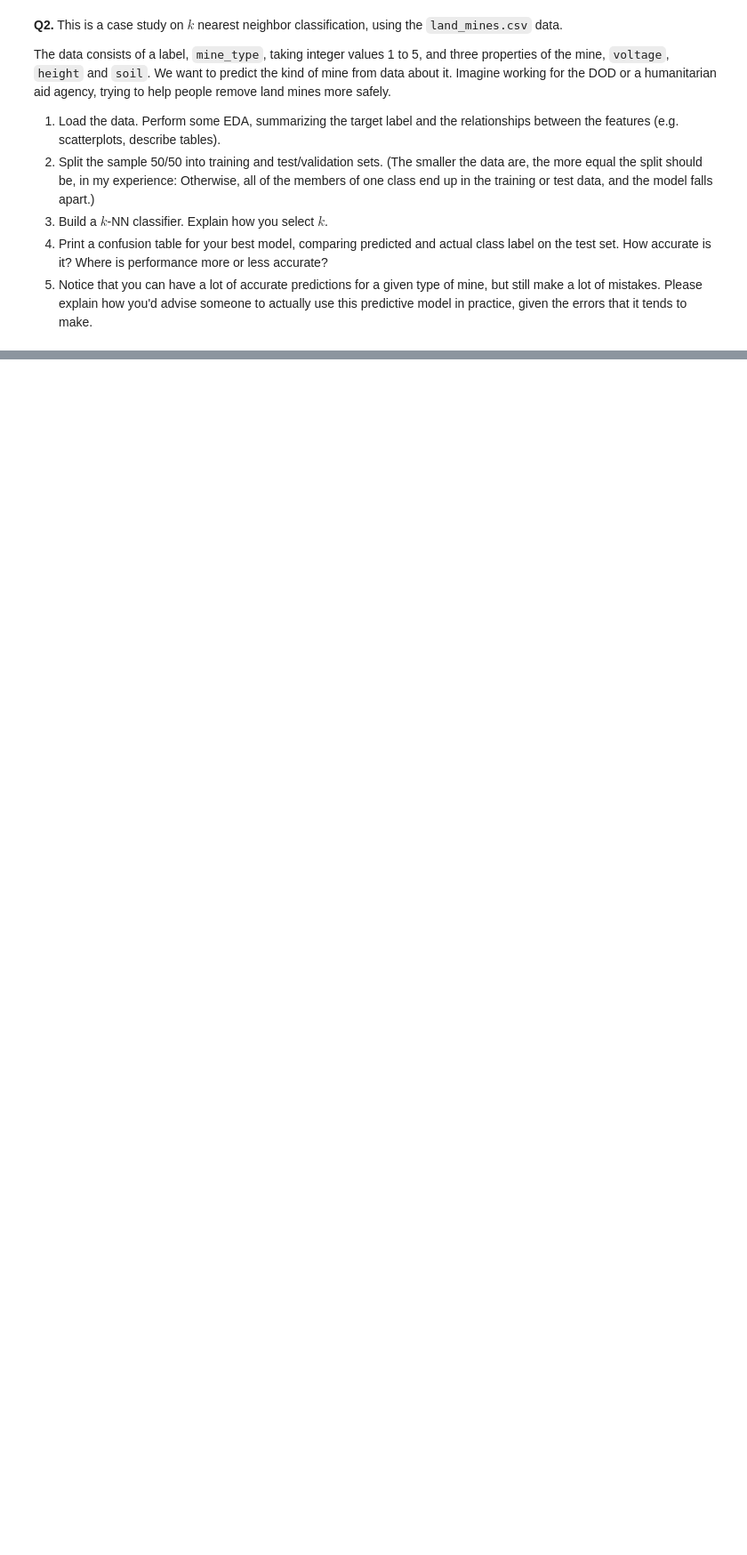
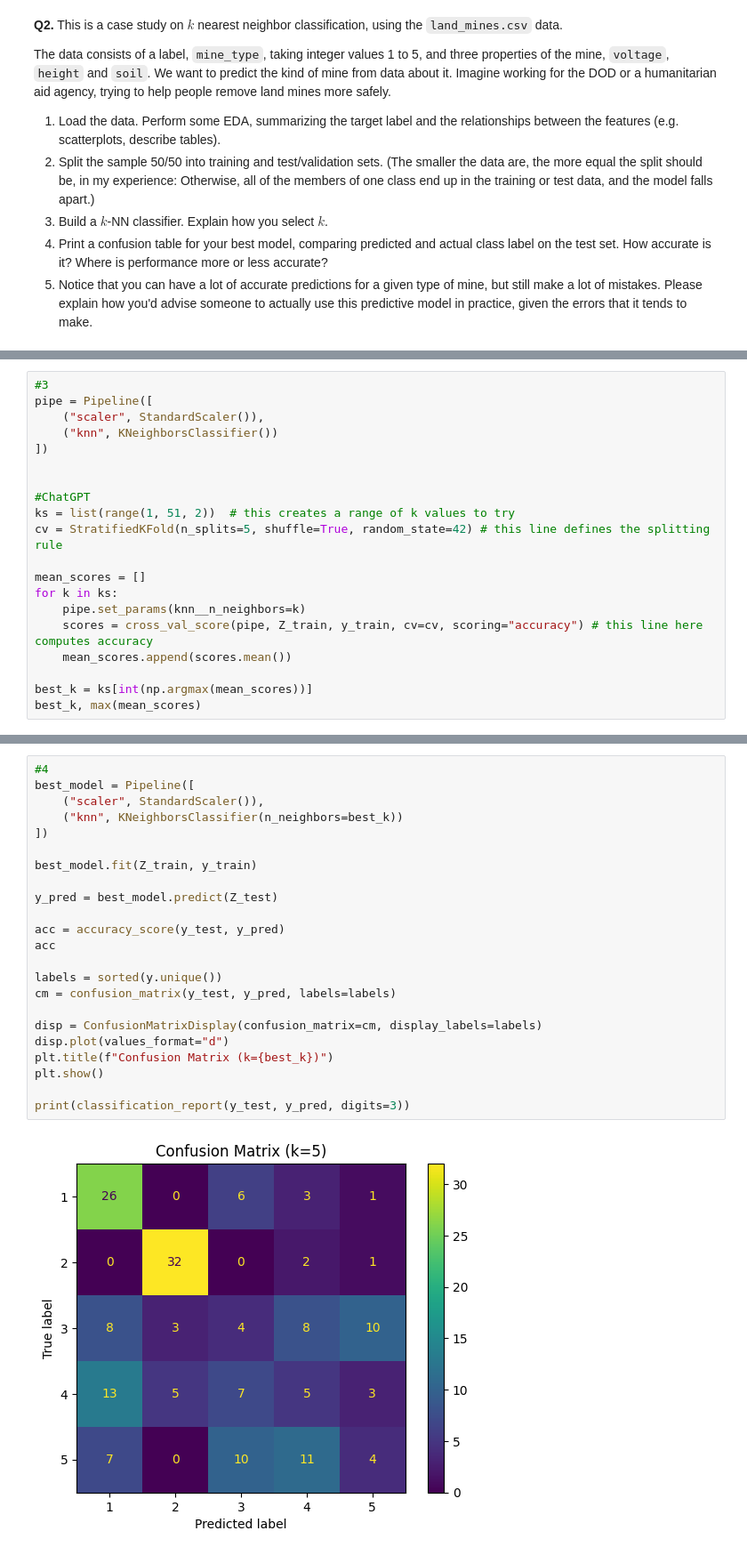
Before and after one commit to JasonYe05/undergrad_ml_assignments, a Jupyter notebook: 02_assignment_knn.ipynb, the cells around one changed output, grey strips where cells are left out. Shown at 89% size. Drawn from its saved outputs; the diff is of its cells as text; blank space fills up the shorter version.

```diff
--- a/02_assignment_knn.ipynb
+++ b/02_assignment_knn.ipynb
@@ -31,0 +119,20 @@ The data consists of a label, `mine_type`, taking integer values 1 to 5, and thr
+# %%
+#3
+pipe = Pipeline([
+    ("scaler", StandardScaler()),
+    ("knn", KNeighborsClassifier())
+])
+
+
+#ChatGPT
+ks = list(range(1, 51, 2))  # this creates a range of k values to try
+cv = StratifiedKFold(n_splits=5, shuffle=True, random_state=42) # this line defines the splitting rule
+
+mean_scores = []
+for k in ks:
+    pipe.set_params(knn__n_neighbors=k)
+    scores = cross_val_score(pipe, Z_train, y_train, cv=cv, scoring="accuracy") # this line here computes accuracy
+    mean_scores.append(scores.mean())
+
+best_k = ks[int(np.argmax(mean_scores))]
+best_k, max(mean_scores)
@@ -31,0 +143,25 @@ The data consists of a label, `mine_type`, taking integer values 1 to 5, and thr
+# %%
+#4
+best_model = Pipeline([
+    ("scaler", StandardScaler()),
+    ("knn", KNeighborsClassifier(n_neighbors=best_k))
+])
+
+best_model.fit(Z_train, y_train)
+
+y_pred = best_model.predict(Z_test)
+
+acc = accuracy_score(y_test, y_pred)
+acc
+
+labels = sorted(y.unique())
+cm = confusion_matrix(y_test, y_pred, labels=labels)
+
+disp = ConfusionMatrixDisplay(confusion_matrix=cm, display_labels=labels)
+disp.plot(values_format="d")
+plt.title(f"Confusion Matrix (k={best_k})")
+plt.show()
+
+print(classification_report(y_test, y_pred, digits=3))
+# %% [output]
+[figure, added]
```
Also changed, not shown: parts of 16 cells of this notebook.
